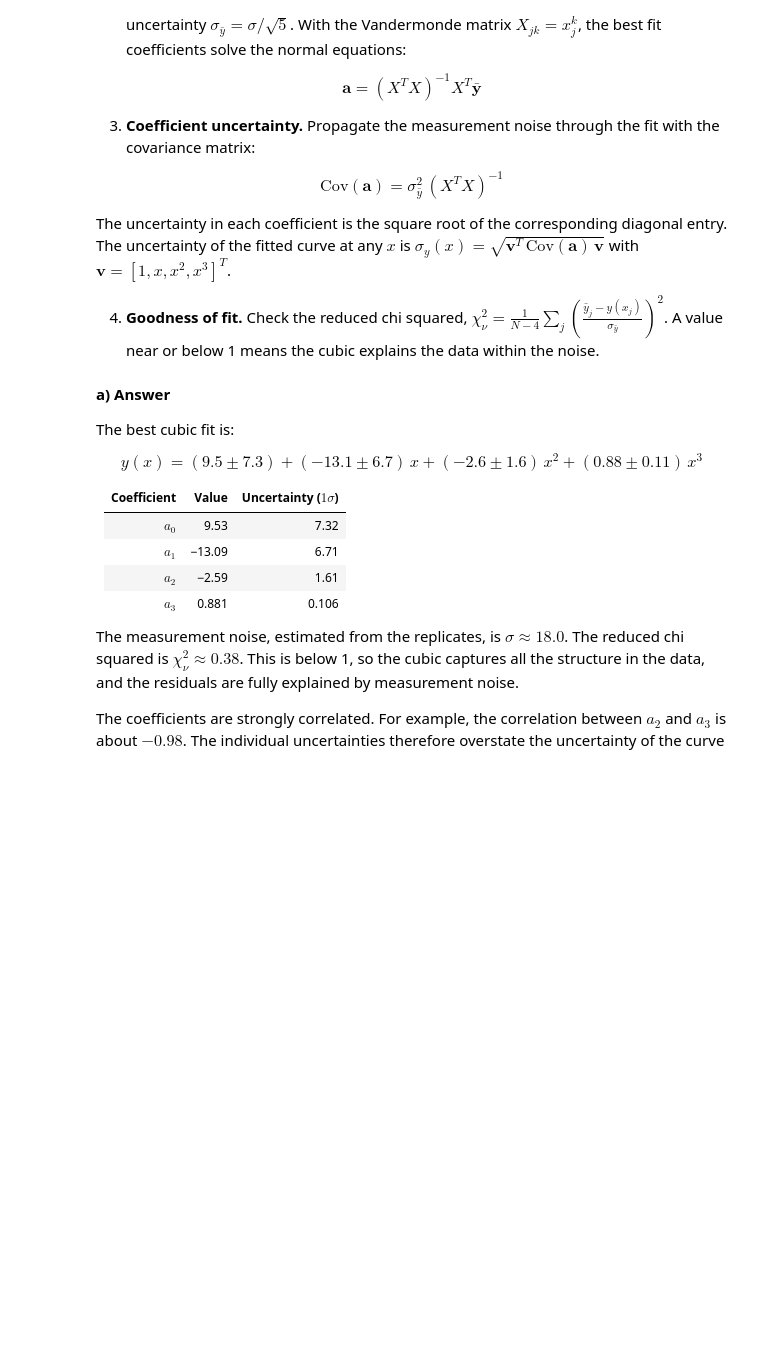
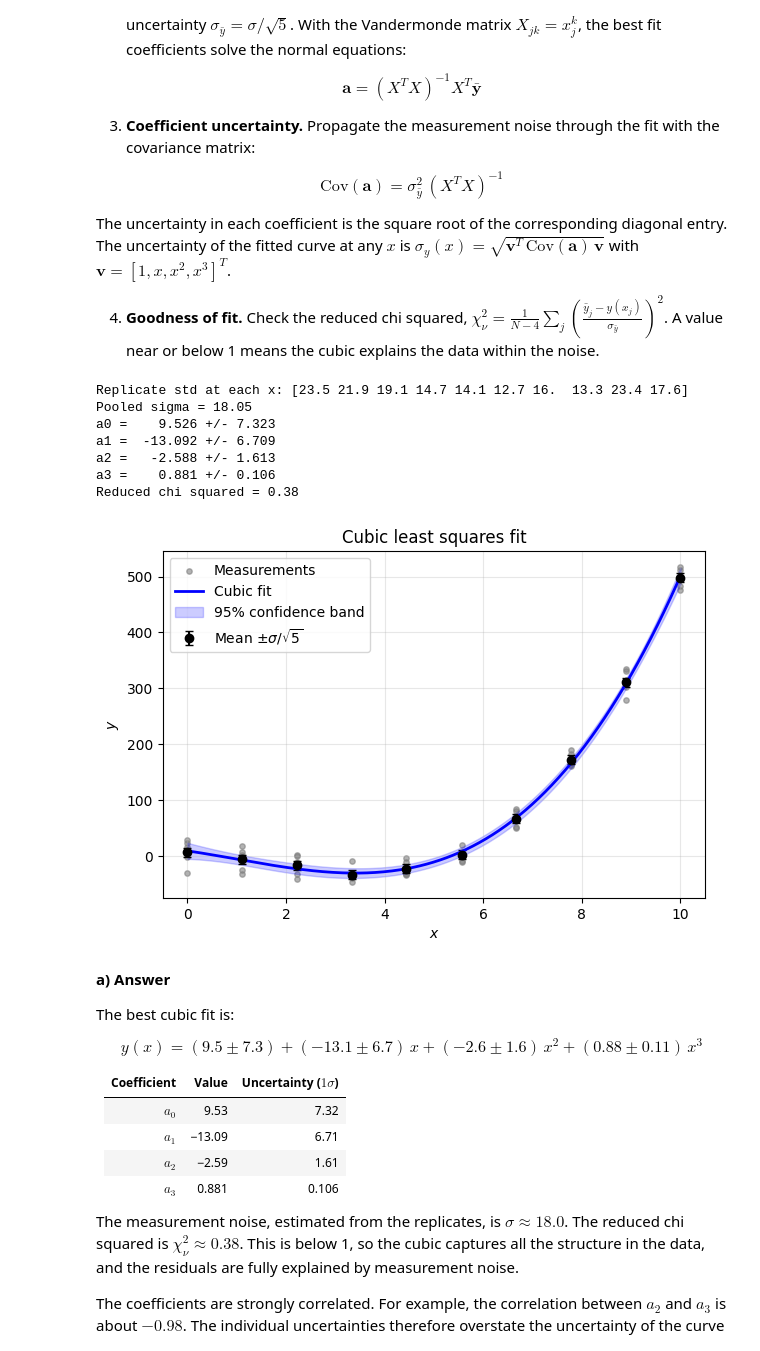
Before and after one commit to Mella41/Web.html, a Jupyter notebook: Assignments/Assignment_2.ipynb, the cells around one changed output. Drawn from its saved outputs; the diff is of its cells as text; code cells hidden in the pictures; blank space fills up the shorter version.

```diff
--- a/Assignments/Assignment_2.ipynb
+++ b/Assignments/Assignment_2.ipynb
@@ -222,6 +235,20 @@ The uncertainty in each coefficient is the square root of the corresponding diag
 # %%
 import numpy as np
 import matplotlib.pyplot as plt
+
+# Define the table as a list of lists
+d = np.array([
+    [0.00, -29.49, -2.14, 15.88, 22.69, 28.53],
+    [1.11, 2.83, 18.02, -25.45, -32.45, 7.50],
+    [2.22, 1.97, -10.49, -0.18, -32.10, -40.31],
+    [3.33, -38.09, -46.16, -7.87, -33.97, -38.39],
+    [4.44, -3.97, -32.22, -33.95, -11.07, -32.47],
+    [5.56, 4.45, -10.88, 20.43, 6.57, -8.49],
+    [6.67, 50.22, 51.29, 80.02, 66.15, 84.90],
+    [7.78, 164.11, 190.26, 160.94, 182.35, 163.18],
+    [8.89, 331.75, 306.51, 278.40, 302.13, 335.44],
+    [10.00, 517.06, 483.20, 476.73, 512.16, 500.64]
+])
 
 x = d[:, 0]
 Y = d[:, 1:]              # 5 replicates per x
@@ -242,33 +269,42 @@ XtX_inv = np.linalg.inv(X.T @ X)
 a = XtX_inv @ X.T @ y_mean
 
 # 3. Covariance and coefficient uncertainties
 cov = sigma_mean**2 * XtX_inv
 a_err = np.sqrt(np.diag(cov))
 
 # 4. Goodness of fit
 chi2_nu = np.sum(((y_mean - X @ a) / sigma_mean)**2) / (N - 4)
 
 for k in range(4):
     print(f'a{k} = {a[k]:8.3f} +/- {a_err[k]:.3f}')
 print(f'Reduced chi squared = {chi2_nu:.2f}')
 
 # Fitted curve with 95% confidence band
 xf = np.linspace(0, 10, 300)
 Xf = np.vander(xf, 4, increasing=True)
 yf = Xf @ a
 yf_err = np.sqrt(np.einsum('ij,jk,ik->i', Xf, cov, Xf))
 
 plt.figure(figsize=(7, 4.5))
 plt.scatter(np.repeat(x, n_rep), Y.ravel(), s=15, c='gray', alpha=0.6, label='Measurements')
 plt.errorbar(x, y_mean, yerr=sigma_mean, fmt='ko', capsize=3, label='Mean $\\pm \\sigma/\\sqrt{5}$')
 plt.plot(xf, yf, 'b-', lw=2, label='Cubic fit')
 plt.fill_between(xf, yf - 1.96*yf_err, yf + 1.96*yf_err, color='b', alpha=0.2, label='95% confidence band')
 plt.xlabel('$x$')
 plt.ylabel('$y$')
 plt.title('Cubic least squares fit')
 plt.grid(alpha=0.3)
 plt.legend()
 plt.show()
+# %% [output]
+Replicate std at each x: [23.5 21.9 19.1 14.7 14.1 12.7 16.  13.3 23.4 17.6]
+Pooled sigma = 18.05
+a0 =    9.526 +/- 7.323
+a1 =  -13.092 +/- 6.709
+a2 =   -2.588 +/- 1.613
+a3 =    0.881 +/- 0.106
+Reduced chi squared = 0.38
+[figure, added]
 # %% [markdown]
 **a) Answer**
 
```
Also changed, not shown: parts of 1 cell of this notebook.
